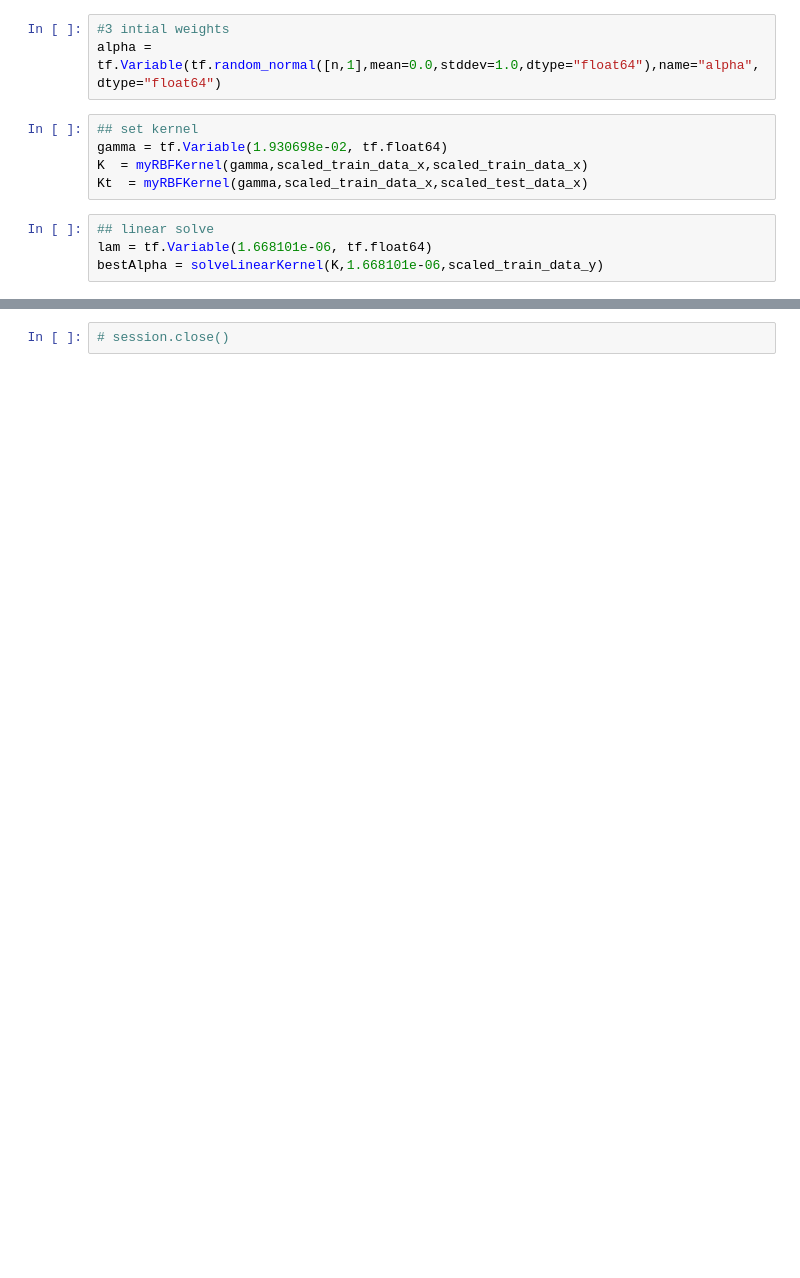
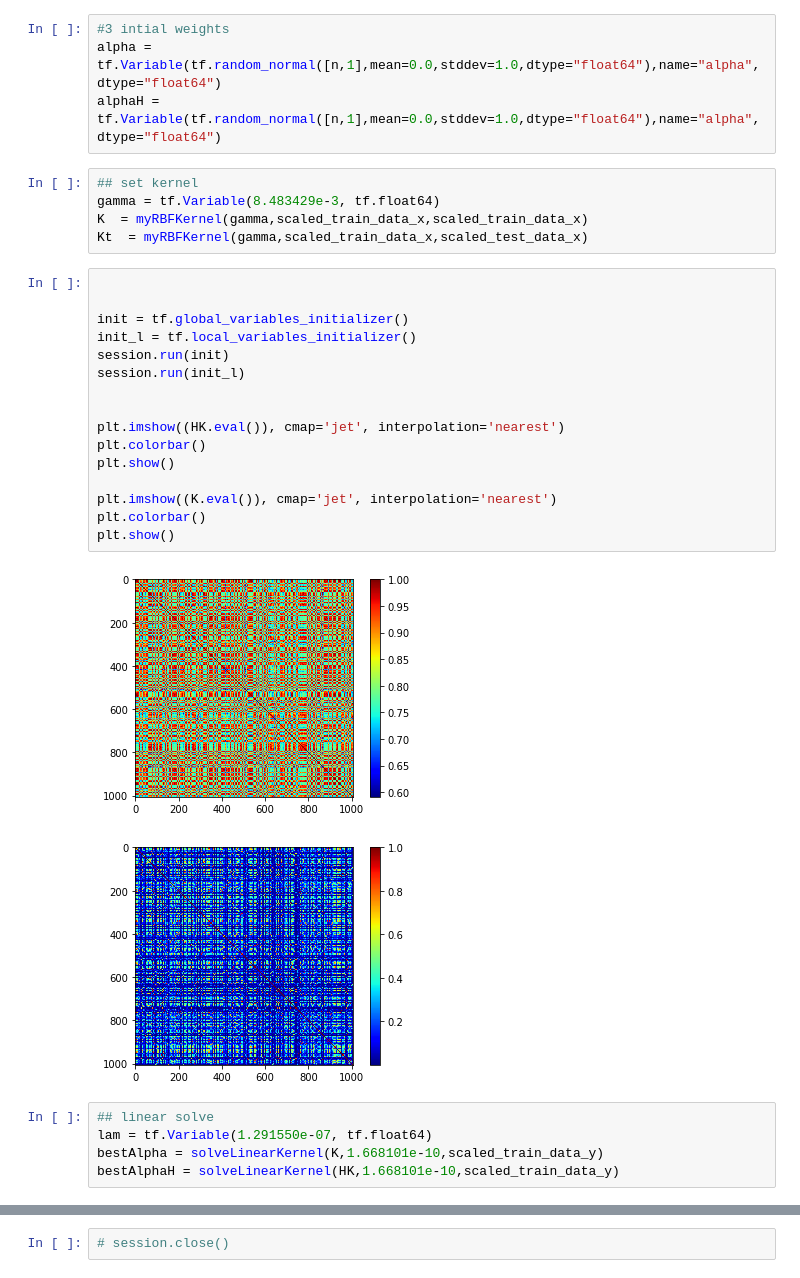
Before and after one commit to jpjanet/inorganicVAE, a Jupyter notebook: gpib.ipynb, the cells around one changed output, grey strips where cells are left out. Cells and saved outputs as stored; diff of their text form; blank space fills up the shorter version.

```diff
--- a/gpib.ipynb
+++ b/gpib.ipynb
@@ -123,15 +223,36 @@ def solveLinearKernel(K,lam,ytrain):
 # %%
 #3 intial weights
 alpha = tf.Variable(tf.random_normal([n,1],mean=0.0,stddev=1.0,dtype="float64"),name="alpha", dtype="float64")
+alphaH = tf.Variable(tf.random_normal([n,1],mean=0.0,stddev=1.0,dtype="float64"),name="alpha", dtype="float64")
 # %%
 ## set kernel
-gamma = tf.Variable(1.930698e-02, tf.float64)
+gamma = tf.Variable(8.483429e-3, tf.float64)
 K  = myRBFKernel(gamma,scaled_train_data_x,scaled_train_data_x)
 Kt  = myRBFKernel(gamma,scaled_train_data_x,scaled_test_data_x)
+# %%
+
+
+init = tf.global_variables_initializer()
+init_l = tf.local_variables_initializer()
+session.run(init)
+session.run(init_l)
+
+
+plt.imshow((HK.eval()), cmap='jet', interpolation='nearest')
+plt.colorbar()
+plt.show()
+
+plt.imshow((K.eval()), cmap='jet', interpolation='nearest')
+plt.colorbar()
+plt.show()
+# %% [output]
+[figure, added]
+[figure, added]
 # %%
 ## linear solve
-lam = tf.Variable(1.668101e-06, tf.float64)
-bestAlpha = solveLinearKernel(K,1.668101e-06,scaled_train_data_y)
+lam = tf.Variable(1.291550e-07, tf.float64)
+bestAlpha = solveLinearKernel(K,1.668101e-10,scaled_train_data_y)
+bestAlphaH = solveLinearKernel(HK,1.668101e-10,scaled_train_data_y)
 # %%
 ## define performance metrics
 train_pred = kernelModel(alpha,K)
```
Also changed, not shown: parts of 23 cells of this notebook, 1 other file.
